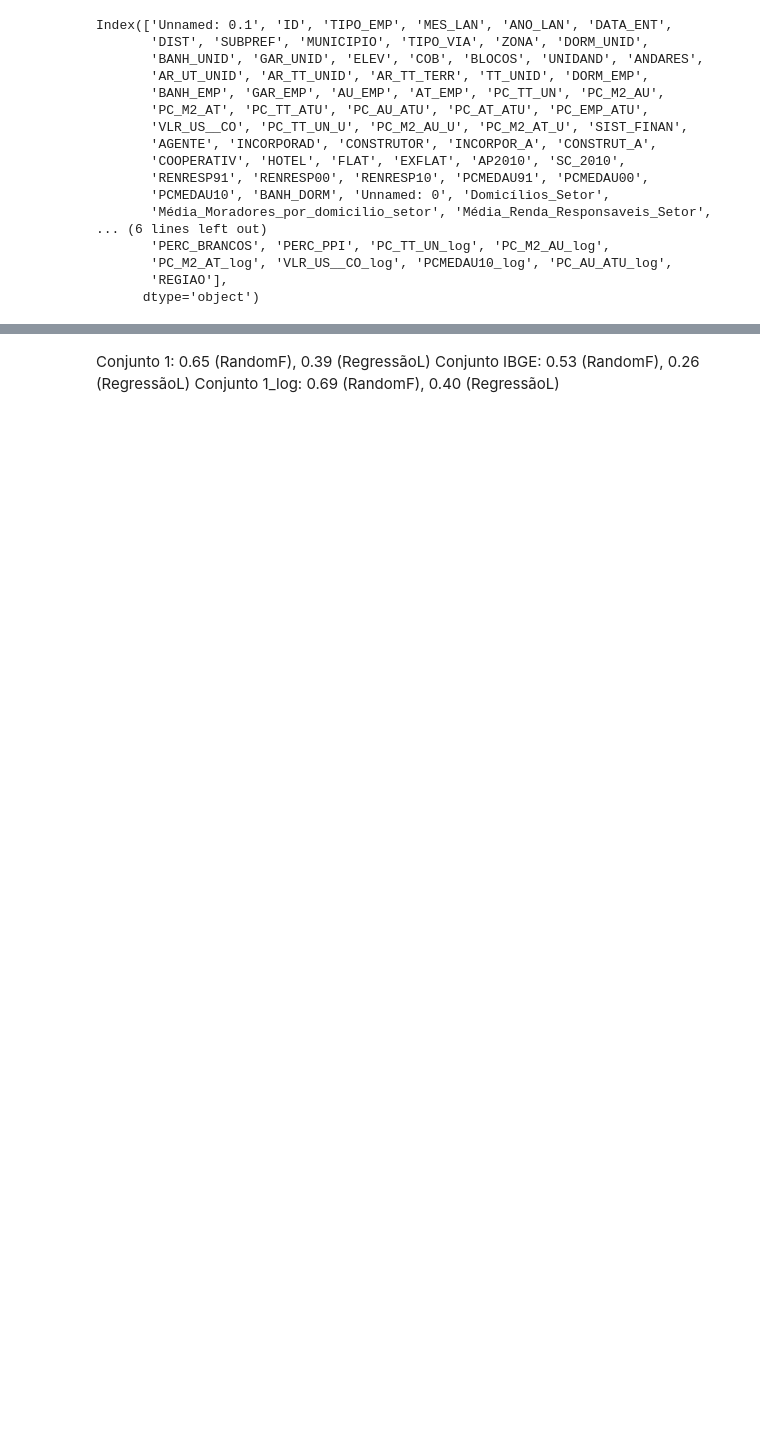
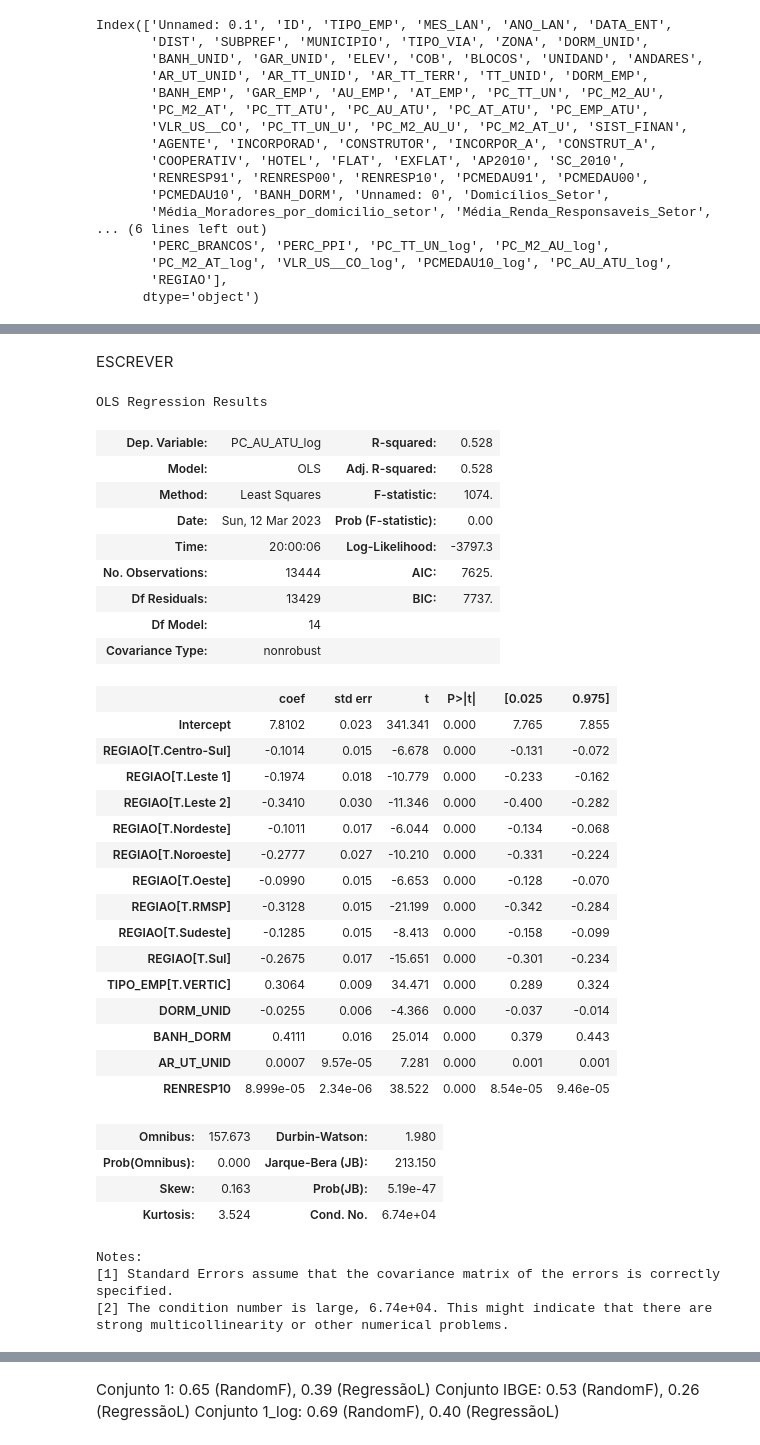
Before and after one commit to LissesCastro/Tera-Mercado-Imobiliario-SP, a Jupyter notebook: modelo_preditivo.ipynb, the cells around one changed output, grey strips where cells are left out. Saved outputs shown, nothing was run; the diff lists cells and outputs as text; code cells hidden in the pictures; blank space fills up the shorter version.

```diff
--- a/modelo_preditivo.ipynb
+++ b/modelo_preditivo.ipynb
@@ -61,0 +65,5 @@ df.shape
+# %%
+df.columns
+df = df.drop(['Unnamed: 0.1', 'Unnamed: 0','RENRESP91', 'PCMEDAU00',
+       'PCMEDAU10', 'RENRESP00', 'ID', 'AGENTE', 'PC_TT_UN', 'PC_M2_AU', 'PC_M2_AT', 'PC_TT_ATU', 'PC_AT_ATU', 'PC_EMP_ATU',
+       'VLR_US__CO', 'PC_TT_UN_U', 'PC_M2_AU_U', 'PC_M2_AT_U', 'PC_TT_UN_log', 'PC_M2_AT_log', 'VLR_US__CO_log', 'PCMEDAU10_log', 'PCMEDAU91', 'PC_M2_AU_log'], axis=1)
@@ -62,8 +72,17 @@ df.shape
 # %%
 target = 'PC_AU_ATU_log'
-numericas = ['ANO_LAN', 'DORM_UNID', 'BANH_UNID', 'GAR_UNID']
-categoricas = ['REGIAO']
+numericas = ['ANO_LAN', 'DORM_UNID', 'BANH_DORM', 'AR_UT_UNID']
+categoricas = ['REGIAO', 'TIPO_EMP']
 features = numericas + categoricas
 #['', 'ANO_LAN', 'DORM_UNID', 'BANH_UNID', 'GAR_UNID']
 v_ibge = ['Total de filhos dos responsáveis de domicílios', 'PERC_ALUGADOS',
        'PERC_UNIPESSOAIS', 'PERC_2_3_MORADORES', 'PERC_BRANCOS', 'PERC_PPI']
+
+numericas2 = df.select_dtypes(['int', 'float']).columns
+numericas2 = numericas2.drop(['PC_AU_ATU_log', 'PC_AU_ATU'])
+categoricas2 = df.select_dtypes(['object', 'string']).columns
+# %%
+for col in categoricas2:
+    df[col] = df[col].fillna(df[col].mode())
+
+#df['REGIAO'] = df['REGIAO'].fillna(df['REGIAO'].mode())
@@ -76,0 +188,40 @@ preprocessing = ColumnTransformer(transformers=[
+# %% [markdown]
+ESCREVER
+# %%
+regressao_au_log = sm.ols(formula='PC_AU_ATU_log ~ REGIAO + DORM_UNID + BANH_DORM + AR_UT_UNID + TIPO_EMP + RENRESP10', data=df.iloc[X_train.index,:]).fit()
+regressao_au_log.summary()
+# %% [output]
+OLS Regression Results
+| Dep. Variable: | PC_AU_ATU_log | R-squared: | 0.528 |
+| Model: | OLS | Adj. R-squared: | 0.528 |
+| Method: | Least Squares | F-statistic: | 1074. |
+| Date: | Sun, 12 Mar 2023 | Prob (F-statistic): | 0.00 |
+| Time: | 20:00:06 | Log-Likelihood: | -3797.3 |
+| No. Observations: | 13444 | AIC: | 7625. |
+| Df Residuals: | 13429 | BIC: | 7737. |
+| Df Model: | 14 |  |  |
+| Covariance Type: | nonrobust |  |  |
+|  | coef | std err | t | P>|t| | [0.025 | 0.975] |
+| Intercept | 7.8102 | 0.023 | 341.341 | 0.000 | 7.765 | 7.855 |
+| REGIAO[T.Centro-Sul] | -0.1014 | 0.015 | -6.678 | 0.000 | -0.131 | -0.072 |
+| REGIAO[T.Leste 1] | -0.1974 | 0.018 | -10.779 | 0.000 | -0.233 | -0.162 |
+| REGIAO[T.Leste 2] | -0.3410 | 0.030 | -11.346 | 0.000 | -0.400 | -0.282 |
+| REGIAO[T.Nordeste] | -0.1011 | 0.017 | -6.044 | 0.000 | -0.134 | -0.068 |
+| REGIAO[T.Noroeste] | -0.2777 | 0.027 | -10.210 | 0.000 | -0.331 | -0.224 |
+| REGIAO[T.Oeste] | -0.0990 | 0.015 | -6.653 | 0.000 | -0.128 | -0.070 |
+| REGIAO[T.RMSP] | -0.3128 | 0.015 | -21.199 | 0.000 | -0.342 | -0.284 |
+| REGIAO[T.Sudeste] | -0.1285 | 0.015 | -8.413 | 0.000 | -0.158 | -0.099 |
+| REGIAO[T.Sul] | -0.2675 | 0.017 | -15.651 | 0.000 | -0.301 | -0.234 |
+| TIPO_EMP[T.VERTIC] | 0.3064 | 0.009 | 34.471 | 0.000 | 0.289 | 0.324 |
+| DORM_UNID | -0.0255 | 0.006 | -4.366 | 0.000 | -0.037 | -0.014 |
+| BANH_DORM | 0.4111 | 0.016 | 25.014 | 0.000 | 0.379 | 0.443 |
+| AR_UT_UNID | 0.0007 | 9.57e-05 | 7.281 | 0.000 | 0.001 | 0.001 |
+| RENRESP10 | 8.999e-05 | 2.34e-06 | 38.522 | 0.000 | 8.54e-05 | 9.46e-05 |
+| Omnibus: | 157.673 | Durbin-Watson: | 1.980 |
+| Prob(Omnibus): | 0.000 | Jarque-Bera (JB): | 213.150 |
+| Skew: | 0.163 | Prob(JB): | 5.19e-47 |
+| Kurtosis: | 3.524 | Cond. No. | 6.74e+04 |
+Notes:
+[1] Standard Errors assume that the covariance matrix of the errors is correctly specified.
+[2] The condition number is large, 6.74e+04. This might indicate that there are
+strong multicollinearity or other numerical problems.
```
Also changed, not shown: parts of 27 cells of this notebook.
